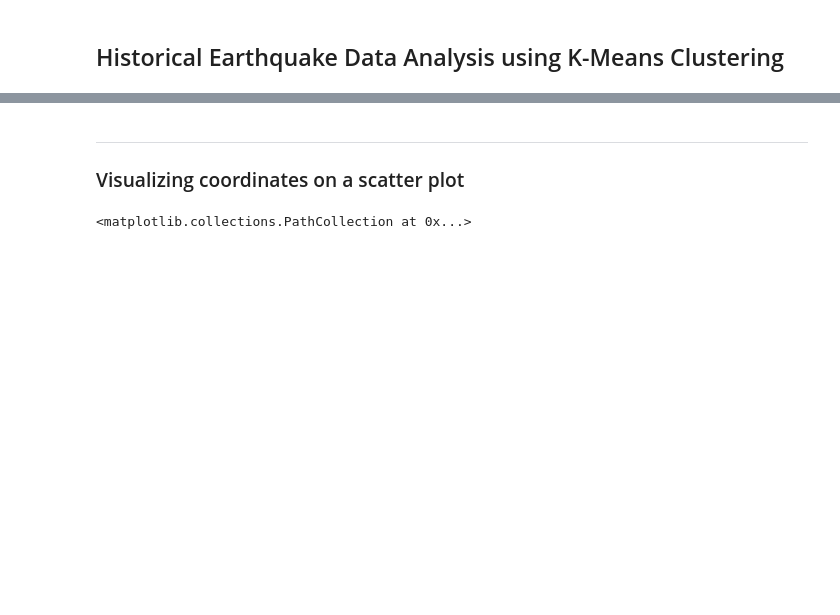
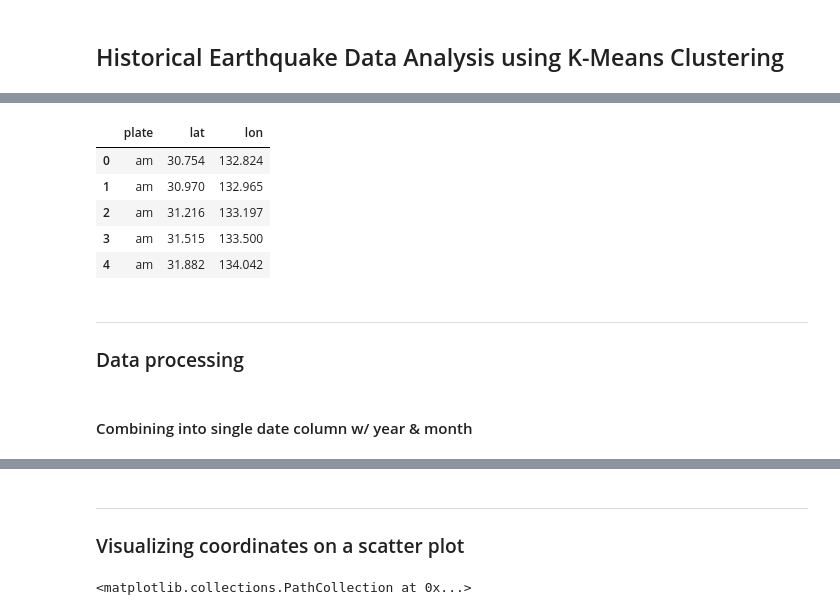
Before and after one commit to Parxd/Tectonics, a Jupyter notebook: main.ipynb, the cells around one changed output, grey strips where cells are left out. Cells and saved outputs as stored; diff of their text form; code cells hidden in the pictures; blank space fills up the shorter version.

```diff
--- a/main.ipynb
+++ b/main.ipynb
@@ -35,0 +28,16 @@ data.describe()
+# %%
+plates_filepath = "plate_boundaries.csv"
+plates = pd.read_csv(plates_filepath)
+plates.head()
+# %% [output]
+|  | plate | lat | lon |
+| 0 | am | 30.754 | 132.824 |
+| 1 | am | 30.970 | 132.965 |
+| 2 | am | 31.216 | 133.197 |
+| 3 | am | 31.515 | 133.500 |
+| 4 | am | 31.882 | 134.042 |
+# %% [markdown]
+---
+### Data processing
+# %% [markdown]
+#### Combining into single date column w/ year & month
```
Also changed, not shown: parts of 10 cells of this notebook, 1 other file.
